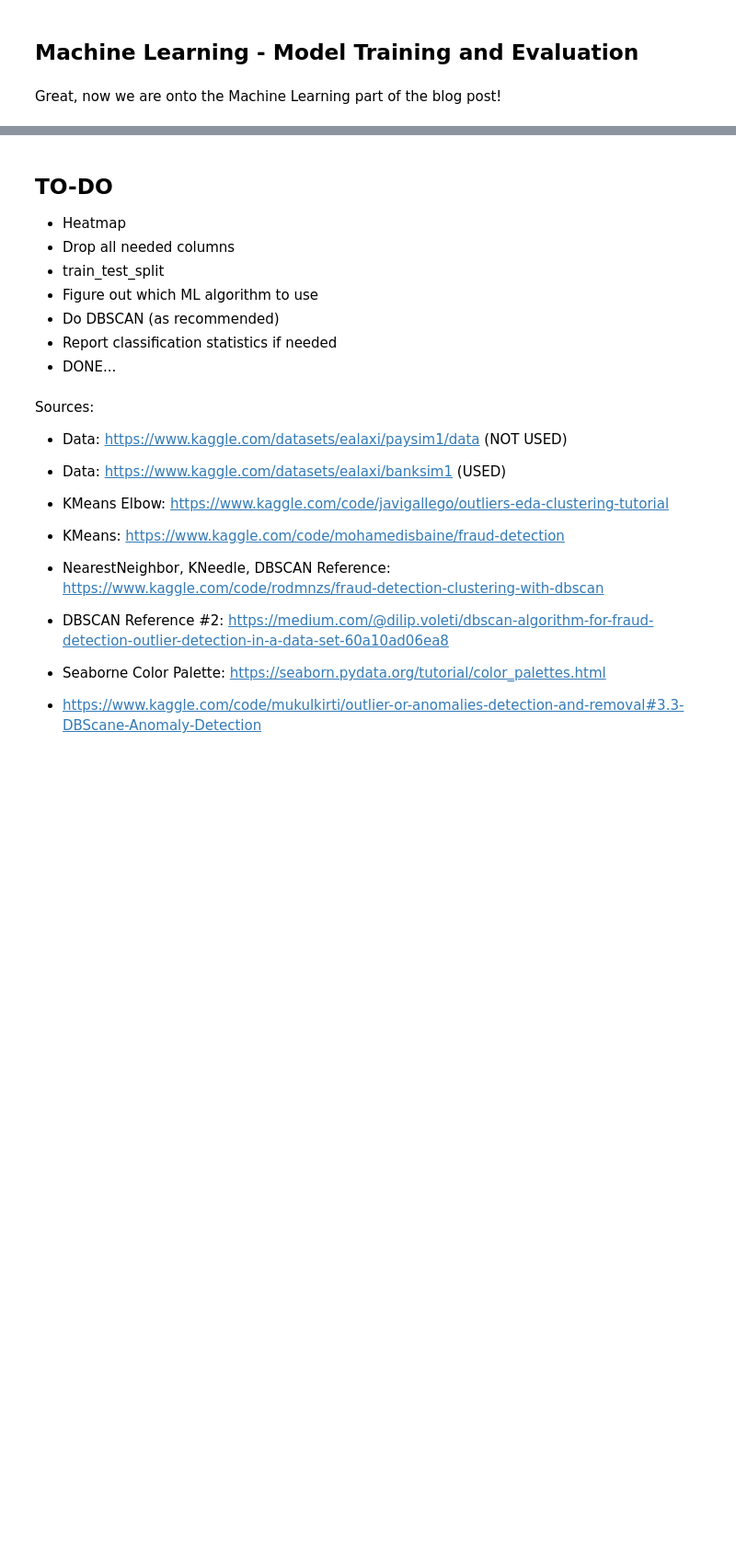
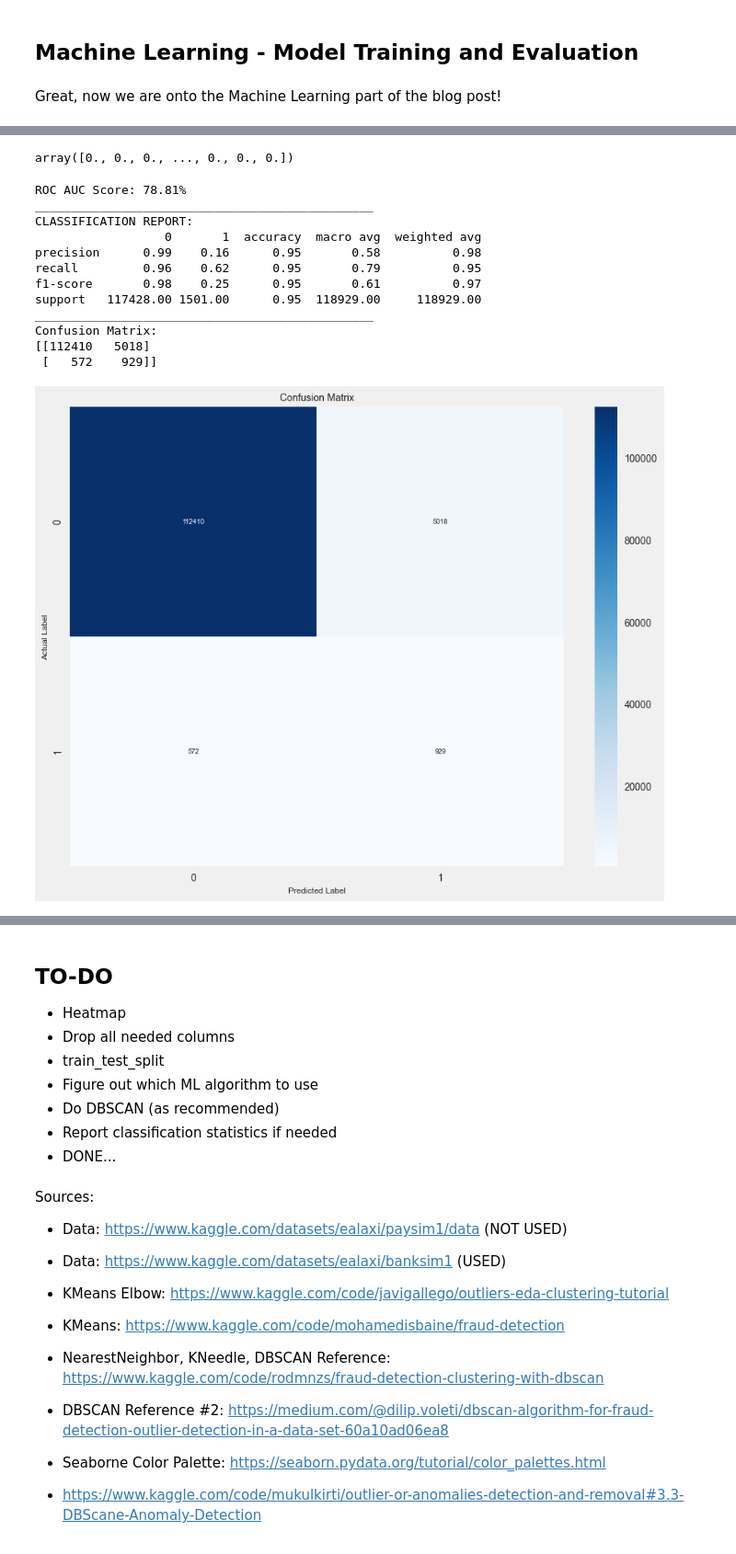
Before and after one commit to AndrewTran03/CS5805-ML1-FinalProject, a Jupyter notebook: blog-posts/Financial-Institution-Fraud-Detection-Analysis-Blog-Post/Financial-Institution-Fraud-Detection-Analysis-Blog-Post.ipynb, the cells around one changed output, grey strips where cells are left out. Shown: that part at 92% size. Drawn from its saved outputs; the diff is of its cells as text; code cells hidden in the pictures; blank space fills up the shorter version.

Commit message:
Updated Fraud Analysis Post: More DBSCAN code and updated syntax errors in KMeans

```diff
--- a/blog-posts/Financial-Institution-Fraud-Detection-Analysis-Blog-Post/Financial-Institution-Fraud-Detection-Analysis-Blog-Post.ipynb
+++ b/blog-posts/Financial-Institution-Fraud-Detection-Analysis-Blog-Post/Financial-Institution-Fraud-Detection-Analysis-Blog-Post.ipynb
@@ -289,27 +729,42 @@ kmeans_dist = [np.linalg.norm(x - y) for x, y in zip(X_test, X_test_clusters_cen
 
 y_pred = np.array(kmeans_dist)
 y_pred[kmeans_dist >= np.percentile(kmeans_dist, 95)] = 1
-y_pred[kmeans_dist >= np.percentile(kmeans_dist, 95)] = 0
+y_pred[kmeans_dist < np.percentile(kmeans_dist, 95)] = 0
 y_pred
+# %% [output]
+array([0., 0., 0., ..., 0., 0., 0.])
 # %%
 clf_report = pd.DataFrame(classification_report(y_true=y_test, y_pred=y_pred, output_dict=True, zero_division=0))
 conf_matrix = confusion_matrix(y_true=y_test, y_pred=y_pred)
 
-print(f"ROC AUC Score: {roc_auc_score(y_true=y_test, y_pred=y_pred) * 100:.2f}%")
+print(f"ROC AUC Score: {roc_auc_score(y_true=y_test, y_score=y_pred) * 100:.2f}%")
 print("_______________________________________________")
 print(f"CLASSIFICATION REPORT:\n{clf_report}")
 print("_______________________________________________")
 print(f"Confusion Matrix:\n{conf_matrix}")
 
 # Plot the confusion matrix
 plt.figure(figsize=(10, 8))
 plt.rcParams["font.size"] = 7
 sns.heatmap(conf_matrix, annot=True, fmt='d', cmap='Blues')
 plt.xlabel('Predicted Label')
 plt.ylabel('Actual Label')
 plt.title('Confusion Matrix')
-plt.colorbar()
 plt.show()
+# %% [output]
+ROC AUC Score: 78.81%
+_______________________________________________
+CLASSIFICATION REPORT:
+                  0       1  accuracy  macro avg  weighted avg
+precision      0.99    0.16      0.95       0.58          0.98
+recall         0.96    0.62      0.95       0.79          0.95
+f1-score       0.98    0.25      0.95       0.61          0.97
+support   117428.00 1501.00      0.95  118929.00     118929.00
+_______________________________________________
+Confusion Matrix:
+[[112410   5018]
+ [   572    929]]
+[figure, added]
 # %%
 dbscan_min_samples = 2 * (X.shape[1])
 dbscan_min_samples
```
Also changed, not shown: parts of 50 cells of this notebook.
